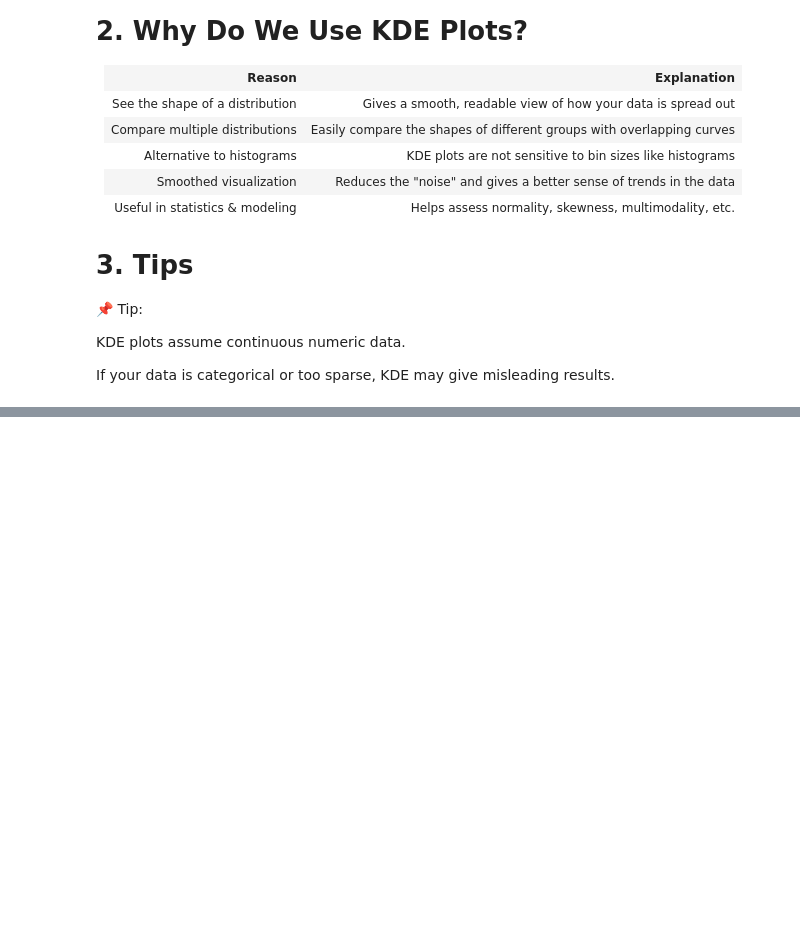
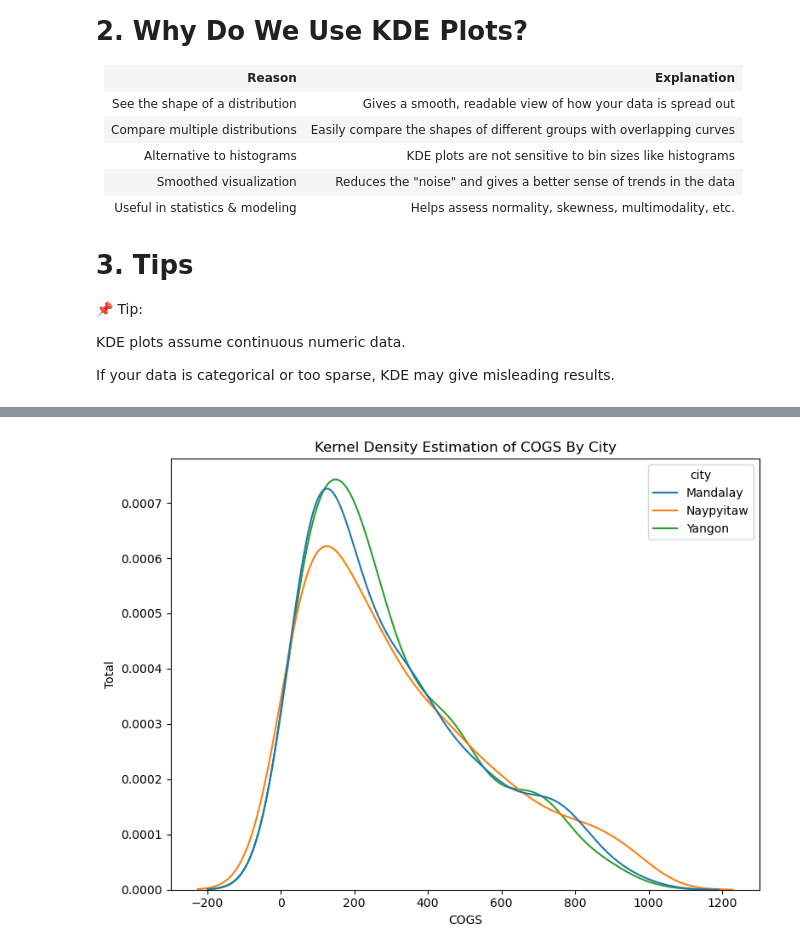
Before and after one commit to UstubecEmre/MatplotlibandSeabornFundamentals, a Jupyter notebook: kde_in_seaborn.ipynb, the cells around one changed output, grey strips where cells are left out. Saved outputs shown, nothing was run; the diff lists cells and outputs as text; code cells hidden in the pictures; blank space fills up the shorter version.

```diff
--- a/kde_in_seaborn.ipynb
+++ b/kde_in_seaborn.ipynb
@@ -44,0 +83,11 @@ If your data is categorical or too sparse, KDE may give misleading results.
+# %%
+# with categorical variable
+plt.figure(figsize = (8, 6))
+sns.kdeplot(data = df, x = "cogs", hue = "city" ,color = "black")
+plt.title("Kernel Density Estimation of COGS By City")
+plt.xlabel("COGS")
+plt.ylabel("Total")
+plt.tight_layout()
+plt.show()
+# %% [output]
+[figure, added]
```
Also changed, not shown: parts of 7 cells of this notebook.
